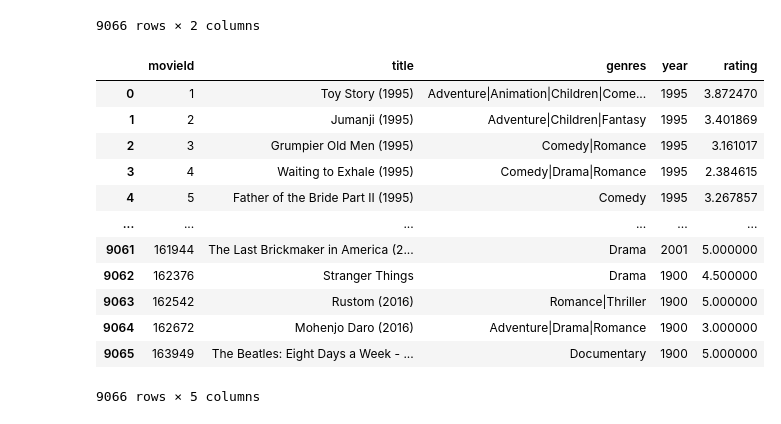
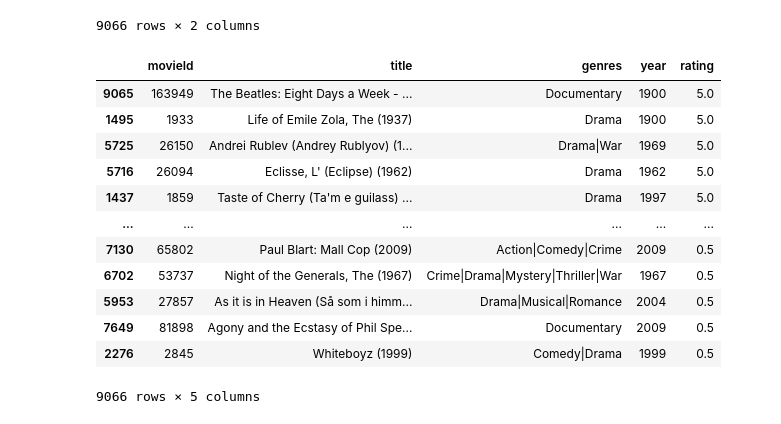
Before and after one commit to Yaroslavk93/Data-science, a Jupyter notebook: Pandas/Pandas functions.ipynb, the cells around one changed output. Cells and saved outputs as stored; diff of their text form; code cells hidden in the pictures.

```diff
--- a/Pandas/Pandas functions.ipynb
+++ b/Pandas/Pandas functions.ipynb
@@ -181,18 +181,19 @@ a.reset_index()
 # %%
 c = movie.merge(a, on='movieId')
 # %%
-c = c.s
+c = c.sort_values(by='rating', ascending=False)
+c
 # %% [output]
 |  | movieId | title | genres | year | rating |
-| 0 | 1 | Toy Story (1995) | Adventure|Animation|Children|Come... | 1995 | 3.872470 |
-| 1 | 2 | Jumanji (1995) | Adventure|Children|Fantasy | 1995 | 3.401869 |
-| 2 | 3 | Grumpier Old Men (1995) | Comedy|Romance | 1995 | 3.161017 |
-| 3 | 4 | Waiting to Exhale (1995) | Comedy|Drama|Romance | 1995 | 2.384615 |
-| 4 | 5 | Father of the Bride Part II (1995) | Comedy | 1995 | 3.267857 |
+| 9065 | 163949 | The Beatles: Eight Days a Week - ... | Documentary | 1900 | 5.0 |
+| 1495 | 1933 | Life of Emile Zola, The (1937) | Drama | 1900 | 5.0 |
+| 5725 | 26150 | Andrei Rublev (Andrey Rublyov) (1... | Drama|War | 1969 | 5.0 |
+| 5716 | 26094 | Eclisse, L' (Eclipse) (1962) | Drama | 1962 | 5.0 |
+| 1437 | 1859 | Taste of Cherry (Ta'm e guilass) ... | Drama | 1997 | 5.0 |
 | ... | ... | ... | ... | ... | ... |
-| 9061 | 161944 | The Last Brickmaker in America (2... | Drama | 2001 | 5.000000 |
-| 9062 | 162376 | Stranger Things | Drama | 1900 | 4.500000 |
-| 9063 | 162542 | Rustom (2016) | Romance|Thriller | 1900 | 5.000000 |
-| 9064 | 162672 | Mohenjo Daro (2016) | Adventure|Drama|Romance | 1900 | 3.000000 |
-| 9065 | 163949 | The Beatles: Eight Days a Week - ... | Documentary | 1900 | 5.000000 |
+| 7130 | 65802 | Paul Blart: Mall Cop (2009) | Action|Comedy|Crime | 2009 | 0.5 |
+| 6702 | 53737 | Night of the Generals, The (1967) | Crime|Drama|Mystery|Thriller|War | 1967 | 0.5 |
+| 5953 | 27857 | As it is in Heaven (Så som i himm... | Drama|Musical|Romance | 2004 | 0.5 |
+| 7649 | 81898 | Agony and the Ecstasy of Phil Spe... | Documentary | 2009 | 0.5 |
+| 2276 | 2845 | Whiteboyz (1999) | Comedy|Drama | 1999 | 0.5 |
 9066 rows × 5 columns
```
